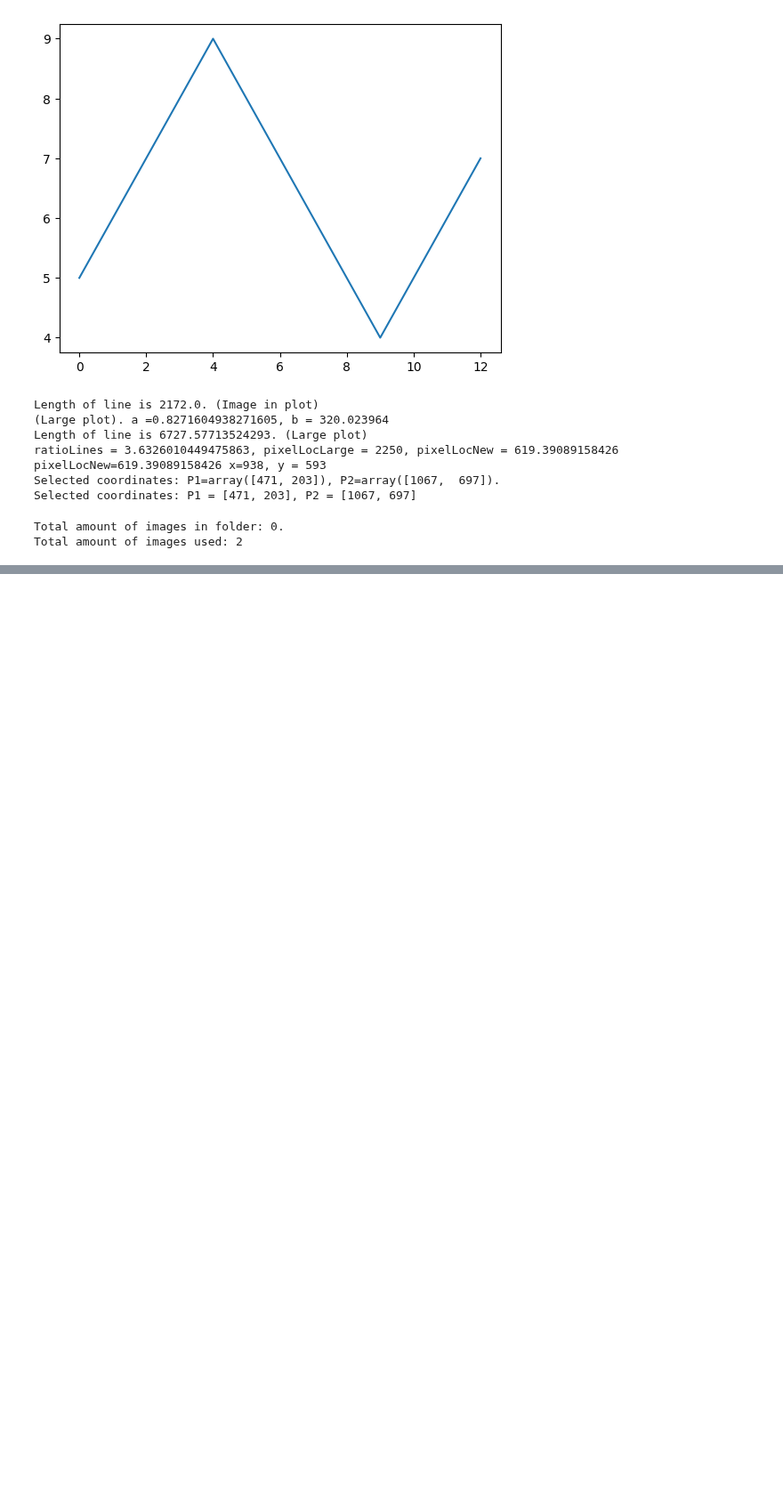
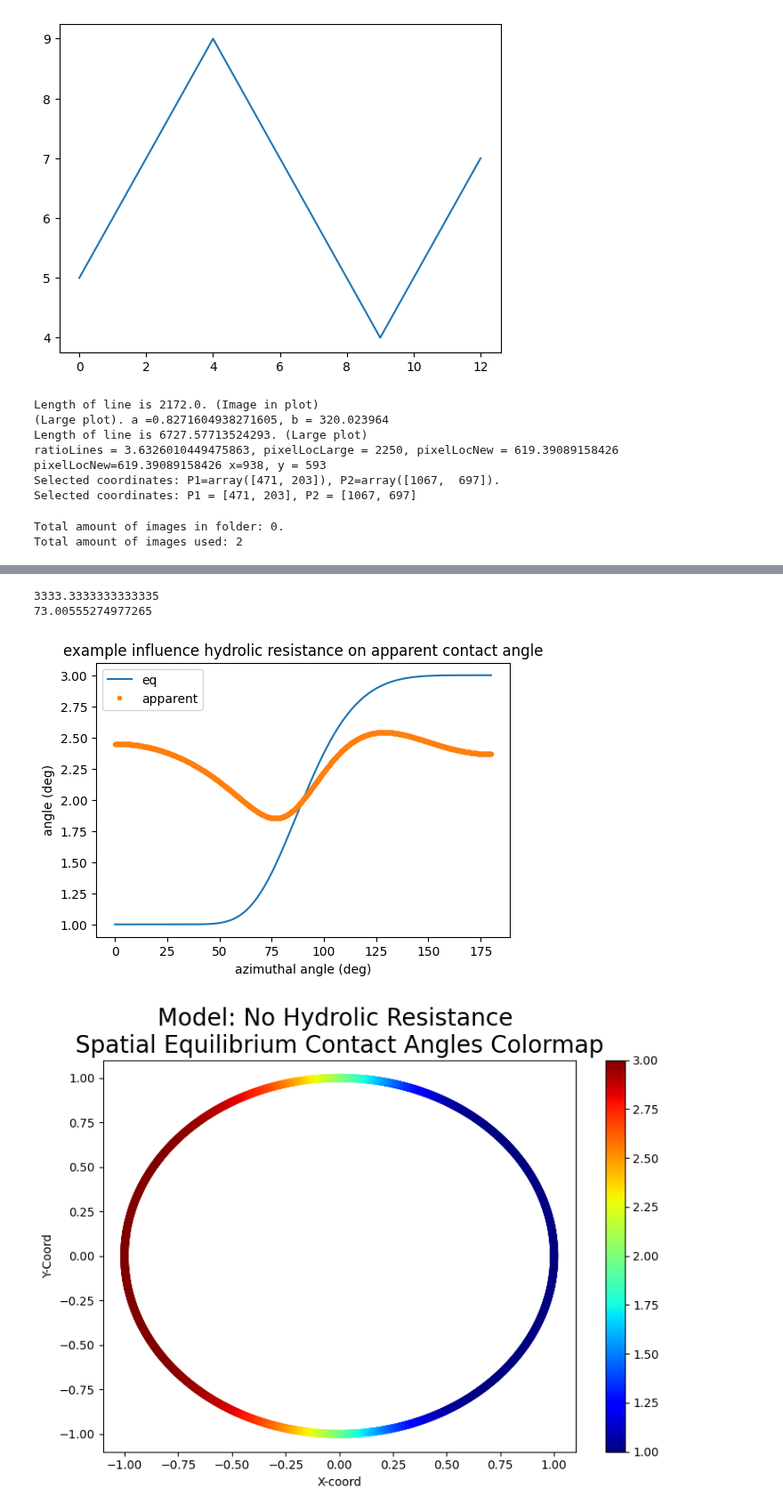
Before and after one commit to Sjendieee/InterferometryPython, a Jupyter notebook: Testing.ipynb, the cells around one changed output, grey strips where cells are left out. Shown at 89% size. Cells and saved outputs as stored; diff of their text form; code cells hidden in the pictures; blank space fills up the shorter version.

Commit message:
Bits of analysis in Testing.ipynb Merge of AnalysisCA_spatial.py. No big changes, just doing analysis now

```diff
--- a/Testing.ipynb
+++ b/Testing.ipynb
@@ -238,0 +239,52 @@ plt.show()
+# %%
+import matplotlib.pyplot as plt
+import numpy as np
+import math
+
+x = np.linspace(0,1,1000)
+k = 3
+theta_eq = (((0.5+np.sin(x*np.pi-np.pi/2)/2)**((2*(1-x))**k))*2 + 1) * np.pi / 180
+
+angle = np.linspace(0, np.pi, 1000)
+#theta_eq = (np.sin(angle-np.pi/2) + 2) * np.pi / 180
+Ca = -1E-6 * np.sin(angle-np.pi/2)
+#Ca = -1E-6 * ((((0.5+np.sin(x*np.pi-np.pi/2)/2)**((2*(1-x))**k)))*2 - 1)
+x = 10E-6   #slip length, 10 micron?                     -macroscopic
+l = 3E-9       #capillary length, ongeveer              -microscopic
+prefactor = 9  #OG = 9
+#theta_app = (theta_eq**3 + 9*Ca*np.log(x/l))**(1/3)
+theta_app = (theta_eq**3 + prefactor*Ca*np.log(x/l))**(1/3)
+print(f"{x/l}")
+print(f"{prefactor*np.log(x/l)}")
+#xOverL = 0.01
+#theta_app = (theta_eq**3 + 9*Ca*np.log(xOverL))**(1/3)
+fig1, ax1 = plt.subplots(figsize=(6,4))
+ax1.plot(angle*180/np.pi, theta_eq * 180 / np.pi, label='eq')
+ax1.plot(angle*180/np.pi, theta_app * 180 / np.pi, '.', label = 'apparent')
+ax1.set(xlabel='azimuthal angle (deg)', ylabel='angle (deg)', title='example influence hydrolic resistance on apparent contact angle')
+ax1.legend(loc='best')
+fig1.savefig("C:\\Downloads\\CA vs azimuthal.png", dpi=600)
+
+theta_eq = theta_eq * 180 / np.pi
+theta_app = theta_app * 180 / np.pi
+
+fig3, ax3 = plt.subplots(figsize=(9,6))
+xArrFinal = np.cos(angle)
+yArrFinal = np.sin(angle)
+im3 = ax3.scatter([xArrFinal, np.flip(xArrFinal)], [yArrFinal, -np.flip(yArrFinal)], c=[theta_eq, np.flip(theta_eq)], cmap='jet', vmin=min(theta_eq), vmax=max(theta_eq))
+ax3.set_xlabel("X-coord"); ax3.set_ylabel("Y-Coord");
+ax3.set_title(f"Model: No Hydrolic Resistance \nSpatial Equilibrium Contact Angles Colormap", fontsize = 20)
+fig3.colorbar(im3)
+fig3.savefig("C:\\Downloads\\NOhydrolic.png", dpi=600)
+
+fig4, ax4 = plt.subplots(figsize=(9,6))
+im4 = ax4.scatter([xArrFinal, np.flip(xArrFinal)], [yArrFinal, -np.flip(yArrFinal)], c=[theta_app, np.flip(theta_app)], cmap='jet', vmin=min(theta_app), vmax=max(theta_app))
+ax4.set_xlabel("X-coord"); ax4.set_ylabel("Y-Coord");
+ax4.set_title(f"Model: Effect of viscous friction\nSpatial Predicted Apparent Contact Angles Colormap", fontsize = 20)
+fig4.colorbar(im4)
+fig4.savefig("C:\\Downloads\\YEShydrolic.png", dpi=600)
+# %% [output]
+3333.3333333333335
+73.00555274977265
+[figure, added]
+[figure, added]
```
Also changed, not shown: parts of 3 cells of this notebook, 1 other file.
